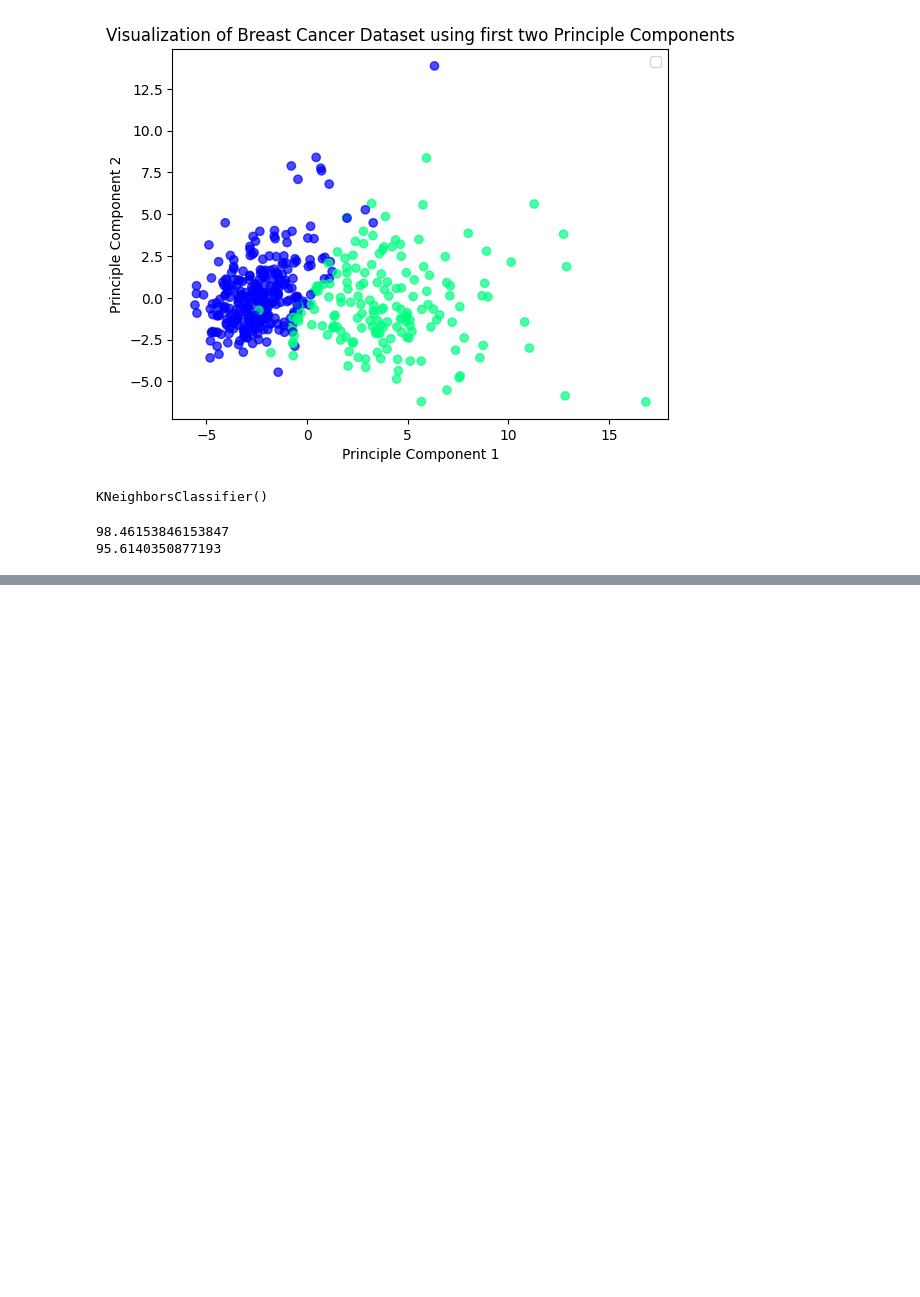
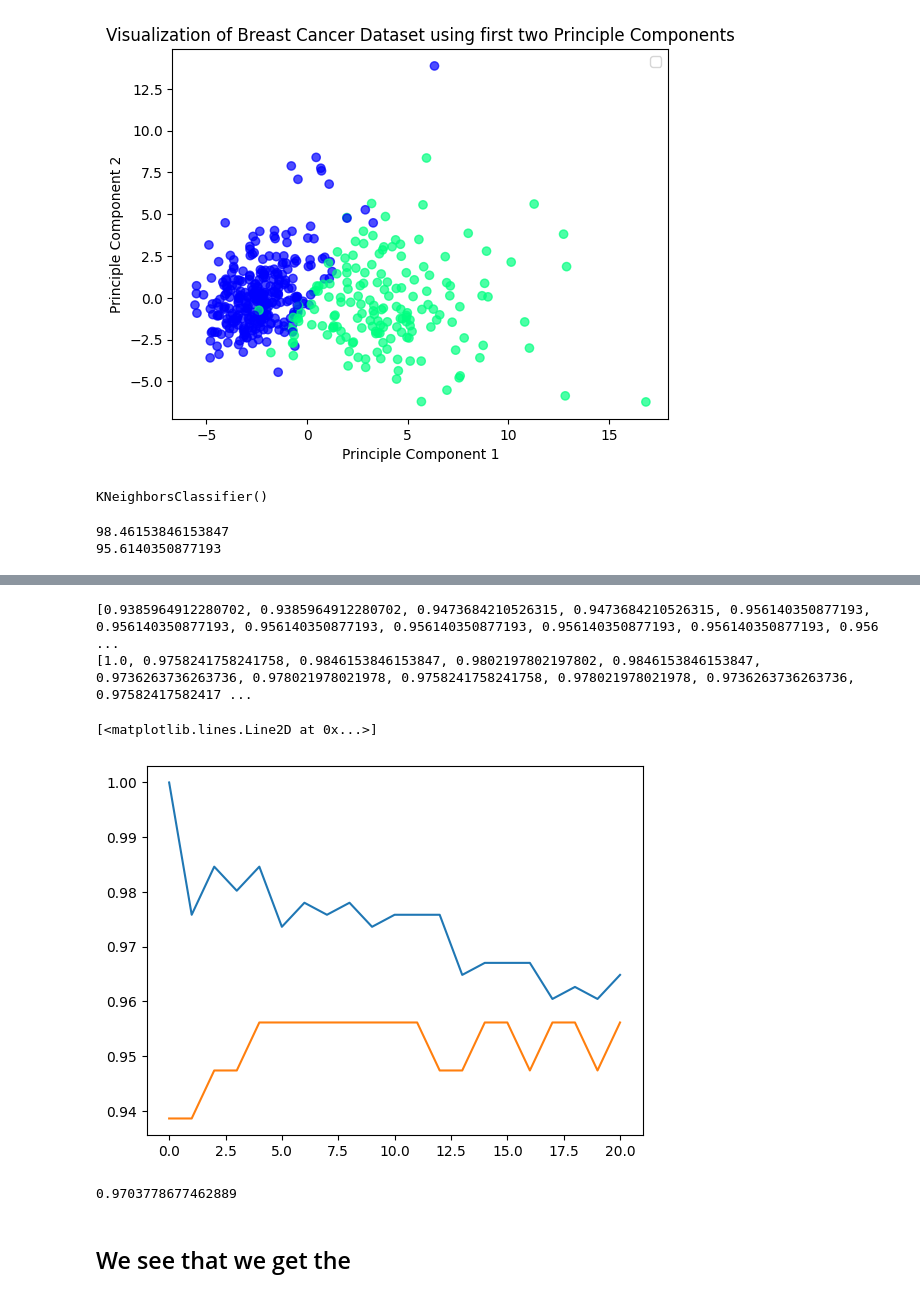
Before and after one commit to JyotirmoyGupta/k-nearest-neighbours, a Jupyter notebook: k-nearestneigbours.ipynb, the cells around one changed output, grey strips where cells are left out. Drawn from its saved outputs; the diff is of its cells as text; code cells hidden in the pictures; blank space fills up the shorter version.

```diff
--- a/k-nearestneigbours.ipynb
+++ b/k-nearestneigbours.ipynb
@@ -186,0 +222,18 @@ print(accuracy_score(y_test, clf1.predict(X_test_trans))*100)
+# %%
+test_accuracies = list(map(lambda x: x[1], ls))
+train_accuracies = list(map(lambda x: x[0], ls))
+print(test_accuracies)
+print(train_accuracies)
+plt.plot(train_accuracies)
+plt.plot(test_accuracies)
+# %% [output]
+[0.9385964912280702, 0.9385964912280702, 0.9473684210526315, 0.9473684210526315, 0.956140350877193, 0.956140350877193, 0.956140350877193, 0.956140350877193, 0.956140350877193, 0.956140350877193, 0.956 ...
+[1.0, 0.9758241758241758, 0.9846153846153847, 0.9802197802197802, 0.9846153846153847, 0.9736263736263736, 0.978021978021978, 0.9758241758241758, 0.978021978021978, 0.9736263736263736, 0.97582417582417 ...
+[<matplotlib.lines.Line2D at 0x...>]
+[figure, added]
+# %%
+max(ls_avg)
+# %% [output]
+0.9703778677462889
+# %% [markdown]
+## We see that we get the
```
Also changed, not shown: parts of 7 cells of this notebook.
